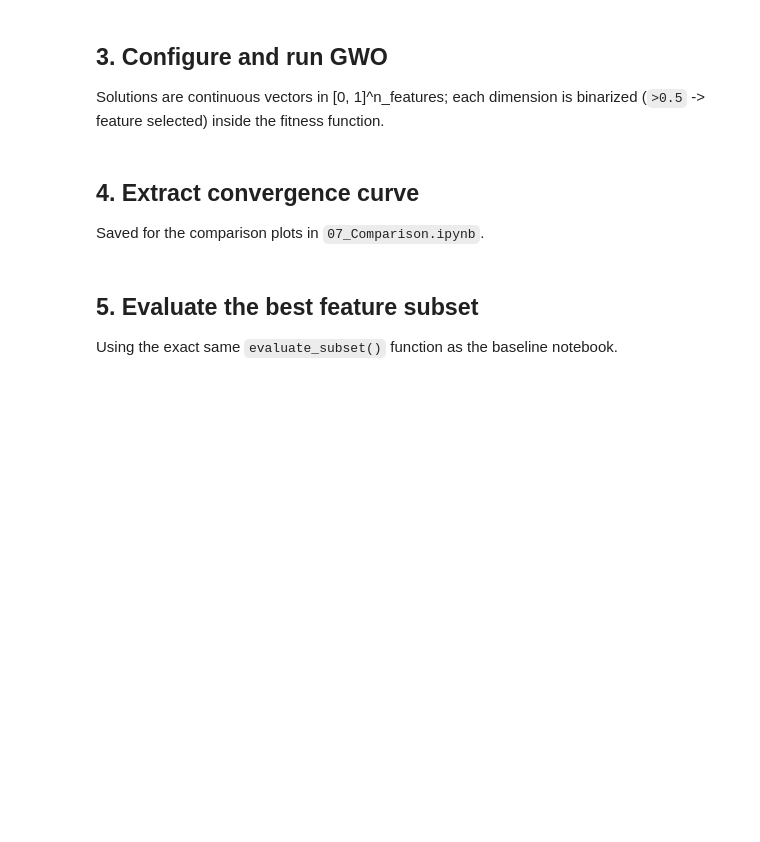
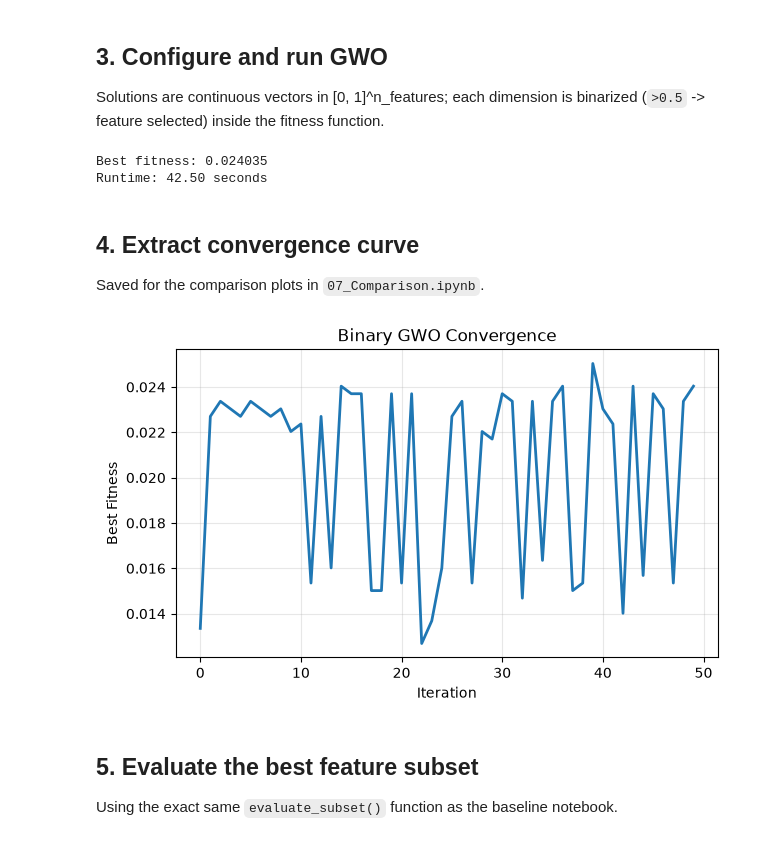
Before and after one commit to wesalmagdi/Feature-Selection-Using-Metaheuristic-Approaches, a Jupyter notebook: notebooks/05_GWO_FS.ipynb, the cells around one changed output. Drawn from its saved outputs; the diff is of its cells as text; code cells hidden in the pictures; blank space fills up the shorter version.

```diff
--- a/notebooks/05_GWO_FS.ipynb
+++ b/notebooks/05_GWO_FS.ipynb
@@ -95,18 +171,39 @@ print("Runtime (s):", runtime)
+# %%
+ITERATIONS = 50
+POP_SIZE = 30
+
+start_time = time.time()
+
+best_position, best_fitness, convergence_curve = run_bgwo(
+    obj_func=fitness_fn,
+    n_features=n_features,
+    pop_size=POP_SIZE,
+    iterations=ITERATIONS
+)
+
+runtime = time.time() - start_time
+
+print(f"Best fitness: {best_fitness:.6f}")
+print(f"Runtime: {runtime:.2f} seconds")
+# %% [output]
+Best fitness: 0.024035
+Runtime: 42.50 seconds
 # %% [markdown]
 ## 4. Extract convergence curve
 
 Saved for the comparison plots in `07_Comparison.ipynb`.
 # %%
-convergence_curve = model.history.list_global_best_fit
-import matplotlib.pyplot as plt
-
 plt.figure(figsize=(7, 4))
 plt.plot(convergence_curve, linewidth=2)
+
 plt.xlabel("Iteration")
 plt.ylabel("Best Fitness")
-plt.title("GWO Convergence")
+plt.title("Binary GWO Convergence")
+
 plt.grid(alpha=0.3)
 plt.show()
+# %% [output]
+[figure, added]
 # %% [markdown]
 ## 5. Evaluate the best feature subset
 
```
Also changed, not shown: parts of 5 cells of this notebook, 1 other file.
